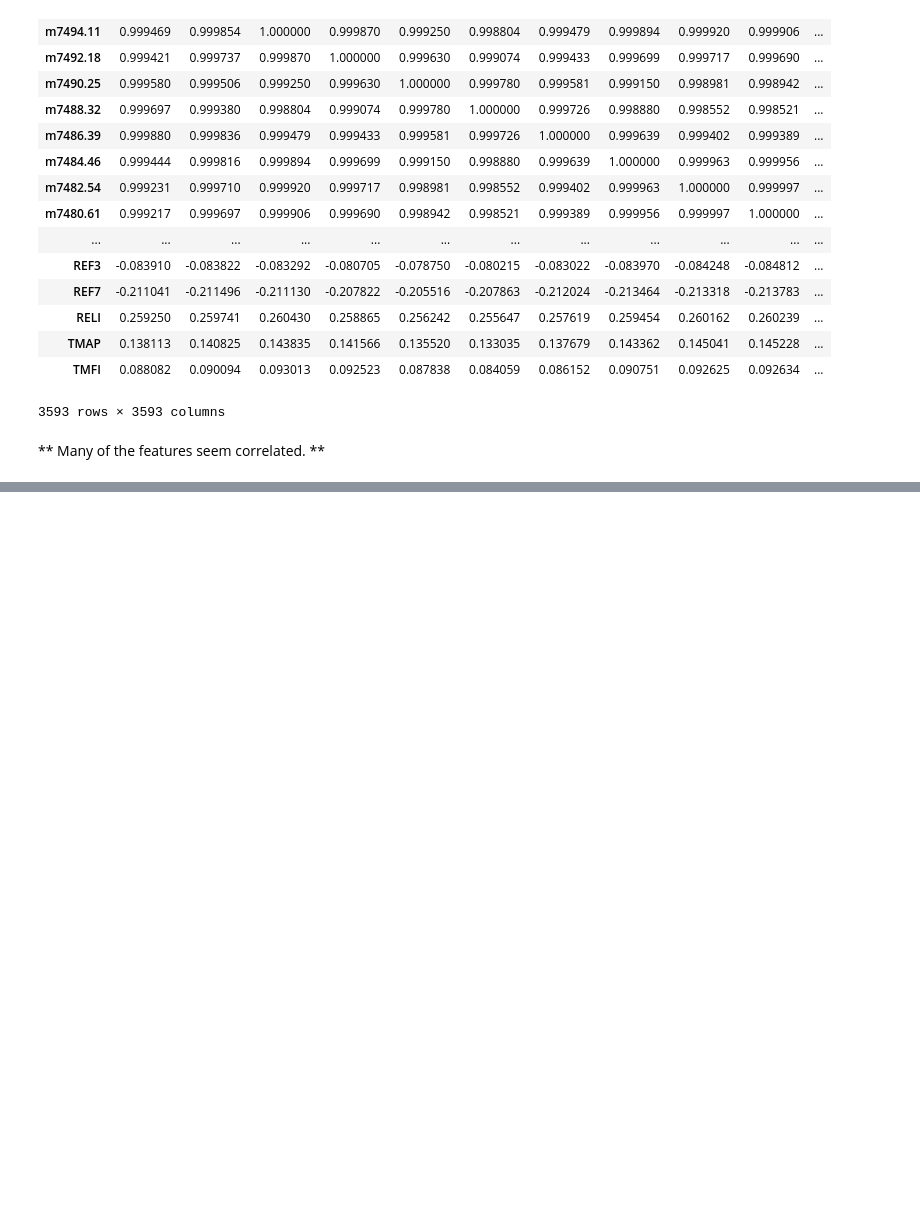
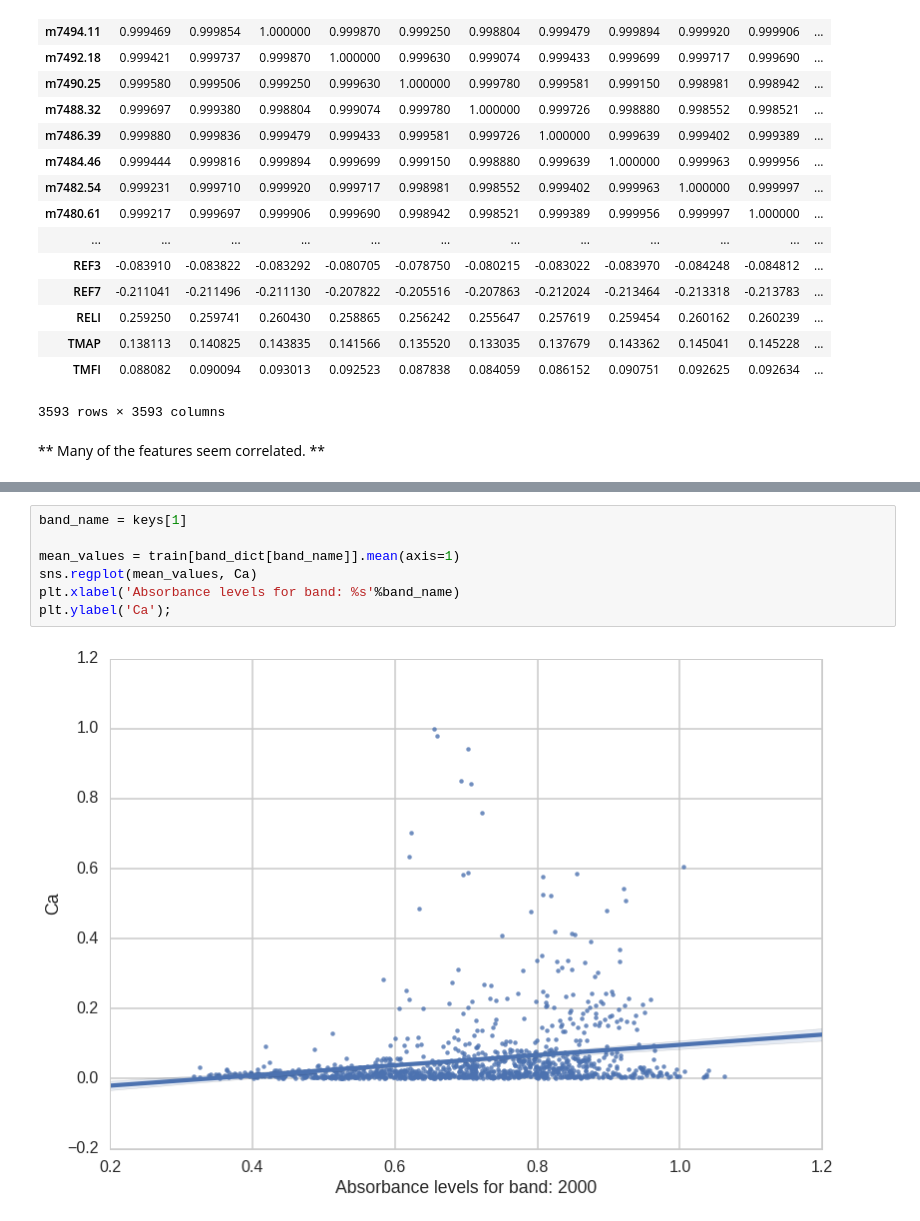
Before and after one commit to numb3r33/African-Soil-Prediction, a Jupyter notebook: notebooks/DataExploration.ipynb, the cells around one changed output, grey strips where cells are left out. Cells and saved outputs as stored; diff of their text form; blank space fills up the shorter version.

```diff
--- a/notebooks/DataExploration.ipynb
+++ b/notebooks/DataExploration.ipynb
@@ -172,0 +267,9 @@ Index(['Sand'], dtype='object')
+# %%
+band_name = keys[1]
+
+mean_values = train[band_dict[band_name]].mean(axis=1)
+sns.regplot(mean_values, Ca)
+plt.xlabel('Absorbance levels for band: %s'%band_name)
+plt.ylabel('Ca');
+# %% [output]
+[figure, added]
```
Also changed, not shown: parts of 22 cells of this notebook.
